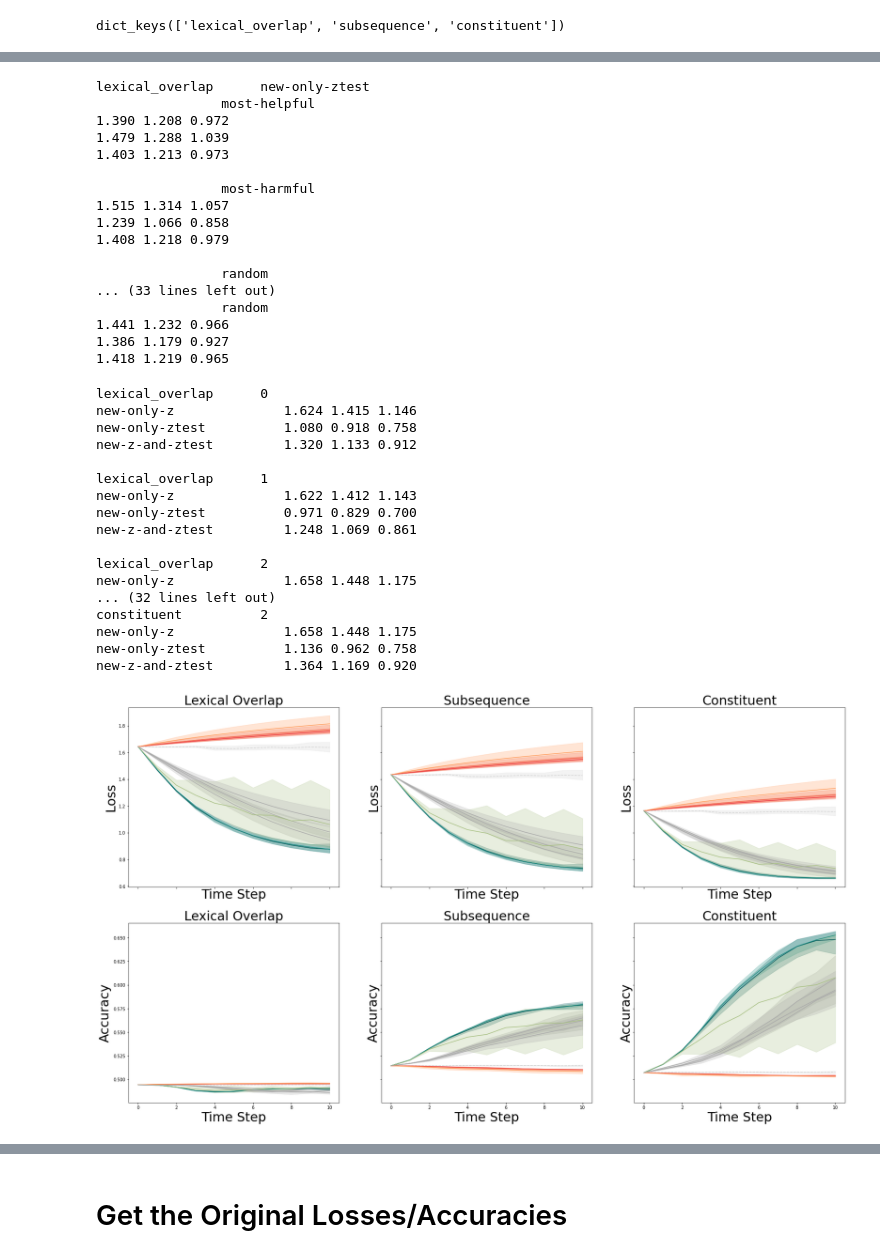
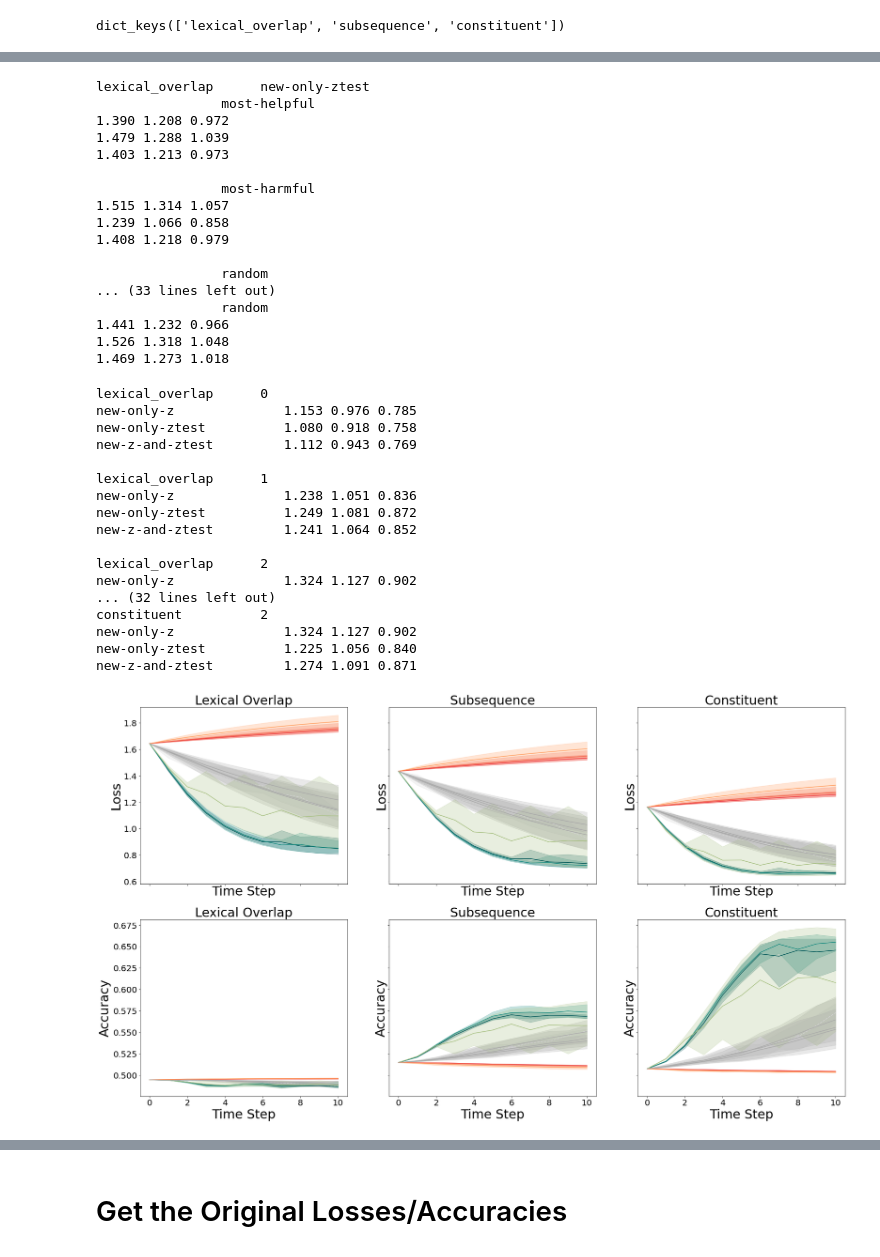
Before and after one commit to salesforce/fast-influence-functions, a Jupyter notebook: notebooks/20201207-fixing-model-predictions.ipynb, the cells around one changed output, grey strips where cells are left out. Saved outputs shown, nothing was run; the diff lists cells and outputs as text; code cells hidden in the pictures.

```diff
--- a/notebooks/20201207-fixing-model-predictions.ipynb
+++ b/notebooks/20201207-fixing-model-predictions.ipynb
@@ -28,8 +28,10 @@ hans-augmentation-new-z-and-ztest.mnli-2.subsequence.3.False.pth
 # %%
-TASK_NAME = "mnli-2"
+TASK_NAME = "hans"
 
 if TASK_NAME == "mnli-2":
     BASE_PATH = "/export/home/hguo/Experiments/20201209/mnli/"
+if TASK_NAME == "hans":
+    BASE_PATH = "/export/home/hguo/Experiments/20201209/hans/"
 
 output_collections = {}
 for train_heuristic in hans.DEFAULT_EVAL_HEURISTICS:
@@ -38,7 +40,7 @@ for train_heuristic in hans.DEFAULT_EVAL_HEURISTICS:
         _output_collections[version] = torch.load(os.path.join(
             BASE_PATH,
             f"hans-augmentation-{version}."
-            f"mnli-2.{train_heuristic}.3.False.pth")
+            f"{TASK_NAME}.{train_heuristic}.3.False.pth")
         )
 
     output_collections[train_heuristic] = _output_collections
@@ -50,7 +52,9 @@ def _get_original_performance(metric_name: str, slice_name: str) -> float:
         _metric_name = "losses"
     if metric_name == "accuracy":
         _metric_name = "accuracies"
-    return original_performance_collections[_metric_name][TASK_NAME][slice_name]
+
+    # All models are trained on `mnli-2`.
+    return original_performance_collections[_metric_name]["mnli-2"][slice_name]
 # %%
 if len(hans.VERSION_2_NUM_DATAPOINTS_CHOICES) != 1:
     raise ValueError
@@ -164,8 +168,8 @@ lexical_overlap      new-only-ztest
 ... (33 lines left out)
                 random
 1.441 1.232 0.966
-1.386 1.179 0.927
-1.418 1.219 0.965
+1.526 1.318 1.048
+1.469 1.273 1.018
 # %%
 # 5.
 for heuristic in hans.DEFAULT_EVAL_HEURISTICS:
@@ -184,22 +188,22 @@ for heuristic in hans.DEFAULT_EVAL_HEURISTICS:
     print()
 # %% [output]
 lexical_overlap      0
-new-only-z              1.624 1.415 1.146
+new-only-z              1.153 0.976 0.785
 new-only-ztest          1.080 0.918 0.758
-new-z-and-ztest         1.320 1.133 0.912
+new-z-and-ztest         1.112 0.943 0.769
 
 lexical_overlap      1
-new-only-z              1.622 1.412 1.143
-new-only-ztest          0.971 0.829 0.700
-new-z-and-ztest         1.248 1.069 0.861
+new-only-z              1.238 1.051 0.836
+new-only-ztest          1.249 1.081 0.872
+new-z-and-ztest         1.241 1.064 0.852
 
 lexical_overlap      2
-new-only-z              1.658 1.448 1.175
+new-only-z              1.324 1.127 0.902
 ... (32 lines left out)
 constituent          2
-new-only-z              1.658 1.448 1.175
-new-only-ztest          1.136 0.962 0.758
-new-z-and-ztest         1.364 1.169 0.920
+new-only-z              1.324 1.127 0.902
+new-only-ztest          1.225 1.056 0.840
+new-z-and-ztest         1.274 1.091 0.871
 # %%
 import numpy as np
 import matplotlib.pyplot as plt
@@ -289,6 +293,8 @@ def plot_Xs_and_Ys_dict(
 # 6. (Optional) Harmful + z-test from each heuristic
 # %%
 plt.rcParams["figure.figsize"] = (30, 17)
+plt.rcParams["xtick.labelsize"] = 20
+plt.rcParams["ytick.labelsize"] = 20
 
 
 fig, axes = plt.subplots(2, 3, sharex=True, sharey="row")
@@ -331,33 +337,33 @@ for metric_index, metric_name in enumerate(["loss", "accuracy"]):
                  [f"most-harmful-{replication_index}-{COMMON_KEY_SUFFIX}"]
                  [step_index]
                  [metric_name]
                  [slice_name]
                  for step_index in range(10)
                 ] for replication_index in range(3)
             ])
 
             Ys_dict[f"z-test-{collection_key}"] = np.array([
                 [collection
                  ["new-only-ztest"]
                  [f"random-{replication_index}-{COMMON_KEY_SUFFIX}"]
                  [step_index]
                  [metric_name]
                  [slice_name]
                  for step_index in range(10)
                 ] for replication_index in range(3)
             ])
 
         plot_Xs_and_Ys_dict(
             axis=axes[metric_index, slice_index],
             Xs=range(10 + 1),  # `+1` for the original performance
             Ys_dict=Ys_dict,
             baseline=_get_original_performance(metric_name, slice_name),
             title=" ".join([m.capitalize() for m in slice_name.split("_")]),
             xlabel="Time Step",
             ylabel=metric_name.capitalize(),
             xscale_log=False,
             yscale_log=False)
 # %% [output]
-[figure, old version]
+[figure, new version]
 # %%
 fig.savefig(f"./20201209-hans-augmentation-using-{TASK_NAME}.pdf")
```
Also changed, not shown: parts of 4 cells of this notebook.
